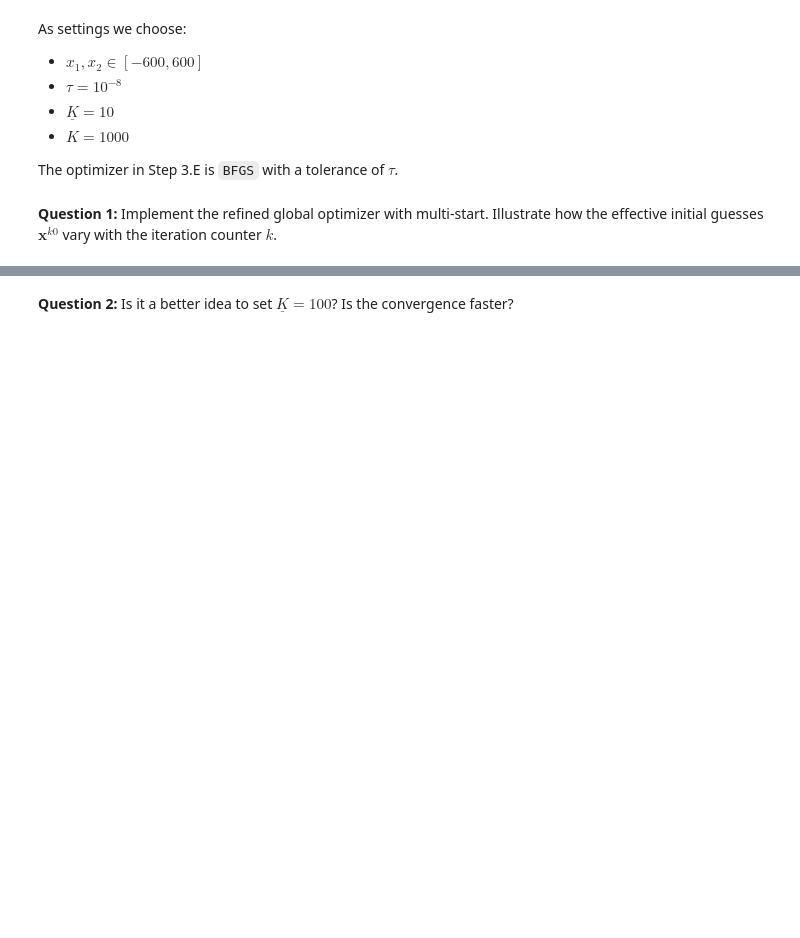
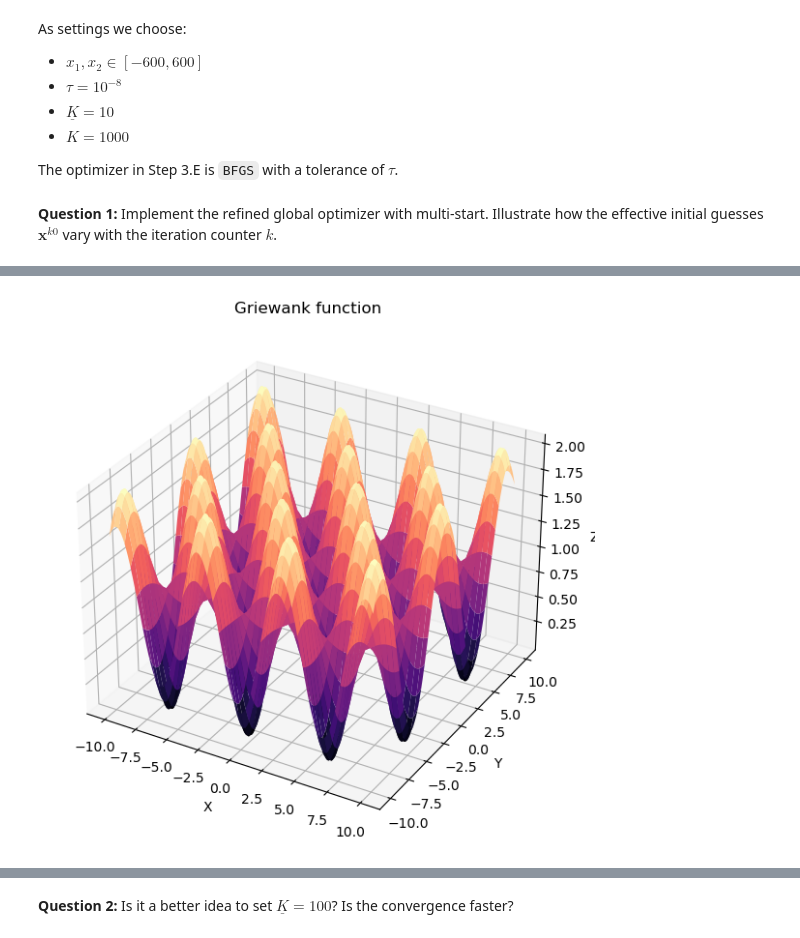
Before and after one commit to NumEconCopenhagen/projects-2023-pied-piper, a Jupyter notebook: examproject/Exam-2023-notebook.ipynb, the cells around one changed output, grey strips where cells are left out. Saved outputs shown, nothing was run; the diff lists cells and outputs as text; code cells hidden in the pictures; blank space fills up the shorter version.

```diff
--- a/examproject/Exam-2023-notebook.ipynb
+++ b/examproject/Exam-2023-notebook.ipynb
@@ -702,14 +791,6 @@ $$ f(\boldsymbol{x}) = \sum^n_{i=1} \frac{x^2_i}{4000}-\prod^n_{i=1}\cos\left(\f
 
 The **global minimum** of this function is $f(0,0) = 0$ (remember: $\cos(0)=1$).<br>
 But the function also have a lot of **local minima**.
-# %%
-def griewank(x):
-    return griewank_(x[0],x[1])
-
-def griewank_(x1,x2):
-    A = x1**2/4000 + x2**2/4000
-    B = np.cos(x1/np.sqrt(1))*np.cos(x2/np.sqrt(2))
-    return A-B+1
 # %% [markdown]
 A **refined global optimizer with multi-start** is:
 
@@ -747,0 +832,36 @@ The optimizer in Step 3.E is `BFGS` with a tolerance of $\tau$.
+# %%
+# 1. Defing wrapper function
+def griewank(x):
+ return griewank_(x[0],x[1])
+
+# 2. Actual Griewank function
+def griewank_(x):
+    A = x[0]**2/4000 + x[1]**2/4000
+    B = np.cos(x[0]) * np.cos(x[1]/np.sqrt(2))
+    return A - B + 1
+# %%
+# 1. Generating my x and y values
+x = np.linspace(-10, 10, 500)
+y = np.linspace(-10, 10, 500)
+
+# 2. Creating a meshgrid of our x and y values
+X, Y = np.meshgrid(x, y)
+
+# 3. Use a list comprehension to evaluate the function at each point
+Z = np.array([griewank_(np.array([x,y])) for x,y in zip(np.ravel(X), np.ravel(Y))])
+Z = Z.reshape(X.shape)
+
+# 4. Create a 3D plot
+fig = plt.figure(figsize=(10, 7))
+ax = fig.add_subplot(111, projection='3d')
+ax.plot_surface(X, Y, Z, cmap='magma')
+
+# 5. Set labels and title
+ax.set_title('Griewank function')
+ax.set_xlabel('X')
+ax.set_ylabel('Y')
+ax.set_zlabel('Z')
+
+plt.show()
+# %% [output]
+[figure, added]
```
Also changed, not shown: parts of 27 cells of this notebook, 1 other file.
